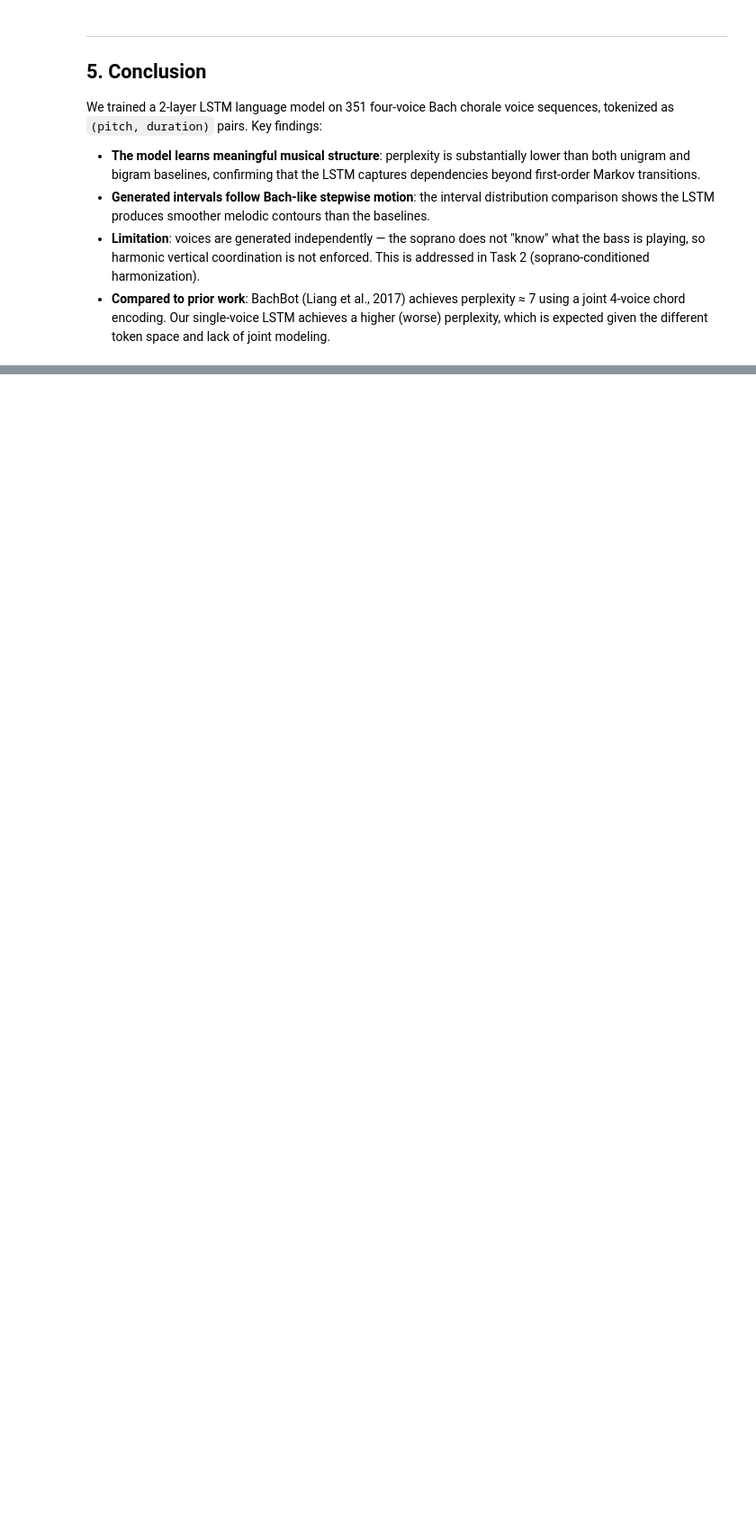
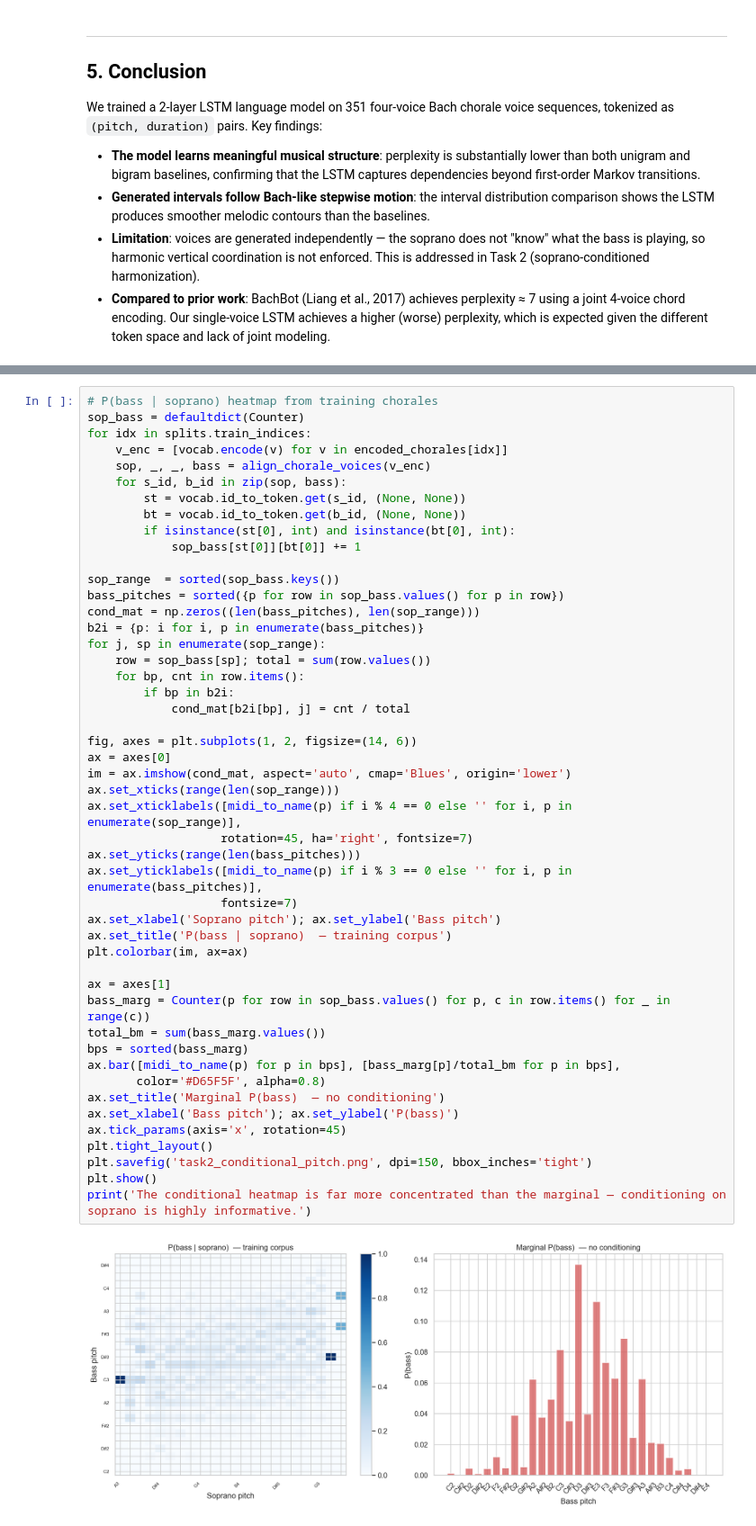
Before and after one commit to aaronchiuwei/cse153_assignment2, a Jupyter notebook: task1_unconditioned.ipynb, the cells around one changed output, grey strips where cells are left out. Shown at 90% size. Drawn from its saved outputs; the diff is of its cells as text; blank space fills up the shorter version.

```diff
--- a/task1_unconditioned.ipynb
+++ b/task1_unconditioned.ipynb
@@ -1025,0 +1343,50 @@ We trained a 2-layer LSTM language model on 351 four-voice Bach chorale voice se
+# %%
+# P(bass | soprano) heatmap from training chorales
+sop_bass = defaultdict(Counter)
+for idx in splits.train_indices:
+    v_enc = [vocab.encode(v) for v in encoded_chorales[idx]]
+    sop, _, _, bass = align_chorale_voices(v_enc)
+    for s_id, b_id in zip(sop, bass):
+        st = vocab.id_to_token.get(s_id, (None, None))
+        bt = vocab.id_to_token.get(b_id, (None, None))
+        if isinstance(st[0], int) and isinstance(bt[0], int):
+            sop_bass[st[0]][bt[0]] += 1
+
+sop_range  = sorted(sop_bass.keys())
+bass_pitches = sorted({p for row in sop_bass.values() for p in row})
+cond_mat = np.zeros((len(bass_pitches), len(sop_range)))
+b2i = {p: i for i, p in enumerate(bass_pitches)}
+for j, sp in enumerate(sop_range):
+    row = sop_bass[sp]; total = sum(row.values())
+    for bp, cnt in row.items():
+        if bp in b2i:
+            cond_mat[b2i[bp], j] = cnt / total
+
+fig, axes = plt.subplots(1, 2, figsize=(14, 6))
+ax = axes[0]
+im = ax.imshow(cond_mat, aspect='auto', cmap='Blues', origin='lower')
+ax.set_xticks(range(len(sop_range)))
+ax.set_xticklabels([midi_to_name(p) if i % 4 == 0 else '' for i, p in enumerate(sop_range)],
+                   rotation=45, ha='right', fontsize=7)
+ax.set_yticks(range(len(bass_pitches)))
+ax.set_yticklabels([midi_to_name(p) if i % 3 == 0 else '' for i, p in enumerate(bass_pitches)],
+                   fontsize=7)
+ax.set_xlabel('Soprano pitch'); ax.set_ylabel('Bass pitch')
+ax.set_title('P(bass | soprano)  — training corpus')
+plt.colorbar(im, ax=ax)
+
+ax = axes[1]
+bass_marg = Counter(p for row in sop_bass.values() for p, c in row.items() for _ in range(c))
+total_bm = sum(bass_marg.values())
+bps = sorted(bass_marg)
+ax.bar([midi_to_name(p) for p in bps], [bass_marg[p]/total_bm for p in bps],
+       color='#D65F5F', alpha=0.8)
+ax.set_title('Marginal P(bass)  — no conditioning')
+ax.set_xlabel('Bass pitch'); ax.set_ylabel('P(bass)')
+ax.tick_params(axis='x', rotation=45)
+plt.tight_layout()
+plt.savefig('task2_conditional_pitch.png', dpi=150, bbox_inches='tight')
+plt.show()
+print('The conditional heatmap is far more concentrated than the marginal — conditioning on soprano is highly informative.')
+# %% [output]
+[figure, added]
```
Also changed, not shown: parts of 52 cells of this notebook, 12 other files.
